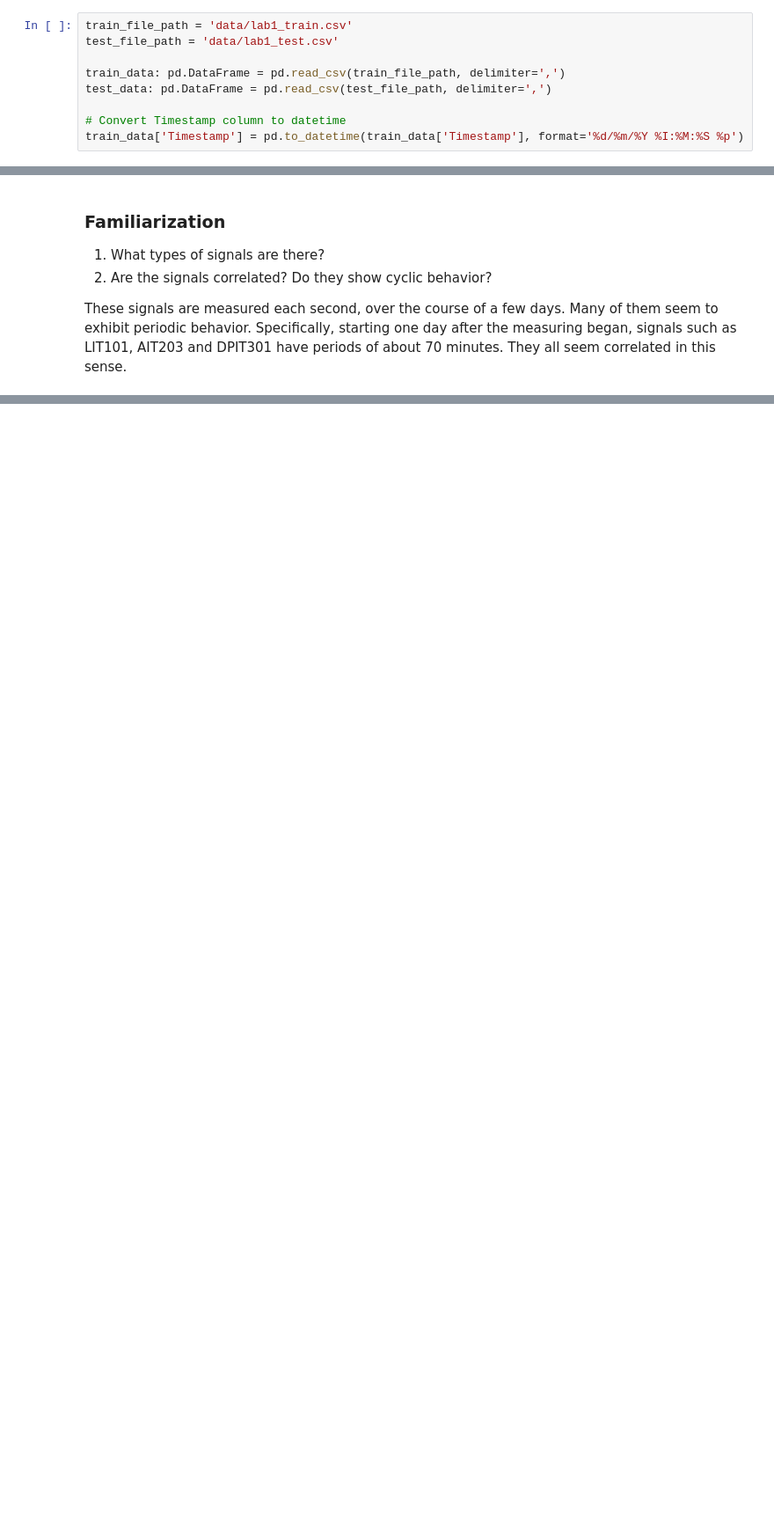
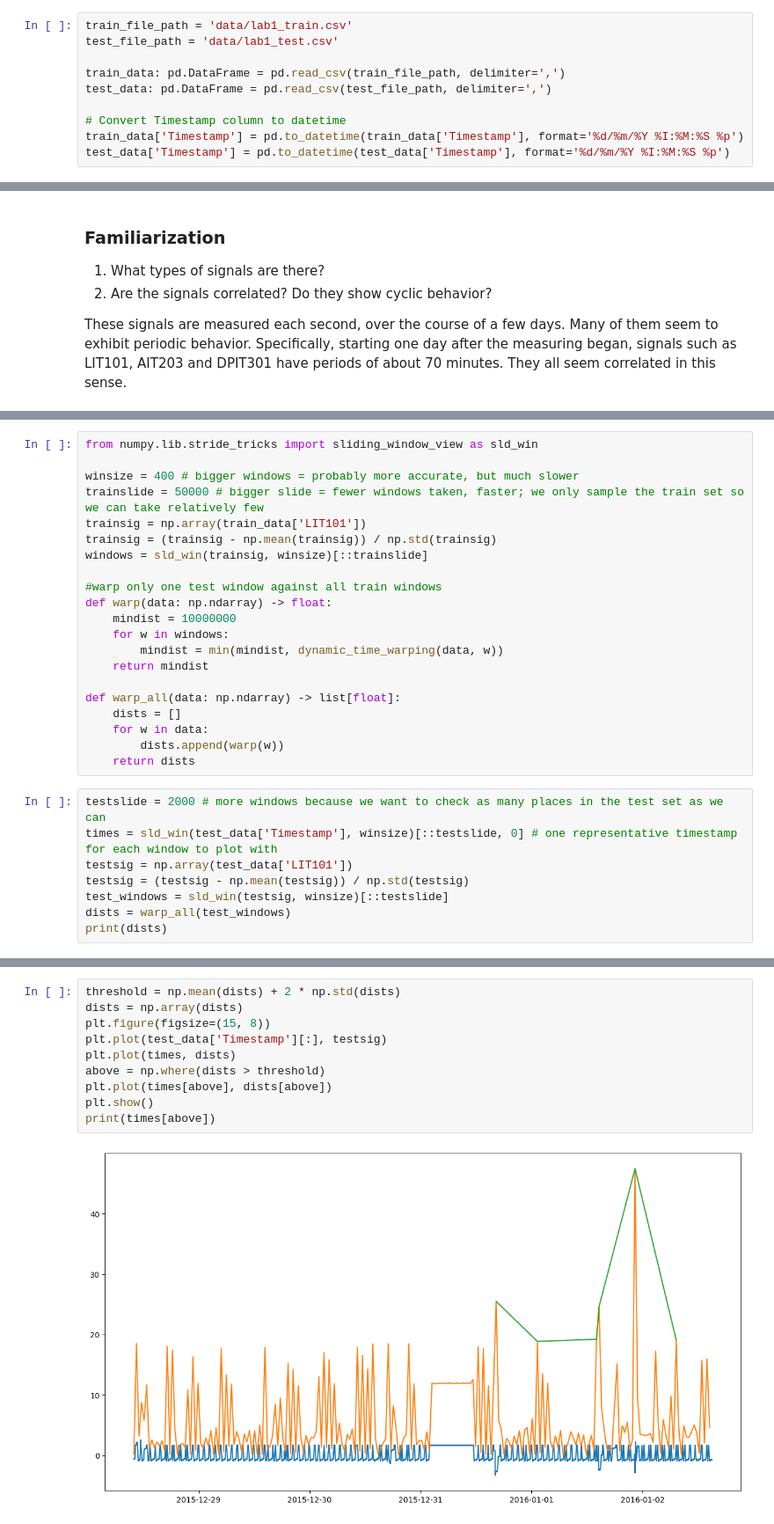
Before and after one commit to datchemguy/dm, a Jupyter notebook: dm1/Anomaly Detection.ipynb, the cells around one changed output, grey strips where cells are left out. Shown: that part at 88% size. Drawn from its saved outputs; the diff is of its cells as text; blank space fills up the shorter version.

```diff
--- a/dm1/Anomaly Detection.ipynb
+++ b/dm1/Anomaly Detection.ipynb
@@ -21,6 +21,7 @@ test_data: pd.DataFrame = pd.read_csv(test_file_path, delimiter=',')
 
 # Convert Timestamp column to datetime
 train_data['Timestamp'] = pd.to_datetime(train_data['Timestamp'], format='%d/%m/%Y %I:%M:%S %p')
+test_data['Timestamp'] = pd.to_datetime(test_data['Timestamp'], format='%d/%m/%Y %I:%M:%S %p')
 # %%
 def visualize_sensor_data(df: pd.DataFrame, window: (int, int) = None, sensors: list[str] = None):
     # If window is None, visualize the entire dataset
@@ -127,0 +107,29 @@ plt.show()
+# %%
+from numpy.lib.stride_tricks import sliding_window_view as sld_win
+
+winsize = 400 # bigger windows = probably more accurate, but much slower
+trainslide = 50000 # bigger slide = fewer windows taken, faster; we only sample the train set so we can take relatively few
+trainsig = np.array(train_data['LIT101'])
+trainsig = (trainsig - np.mean(trainsig)) / np.std(trainsig)
+windows = sld_win(trainsig, winsize)[::trainslide]
+
+#warp only one test window against all train windows
+def warp(data: np.ndarray) -> float:
+    mindist = 10000000
+    for w in windows:
+        mindist = min(mindist, dynamic_time_warping(data, w))
+    return mindist
+
+def warp_all(data: np.ndarray) -> list[float]:
+    dists = []
+    for w in data:
+        dists.append(warp(w))
+    return dists
+# %%
+testslide = 2000 # more windows because we want to check as many places in the test set as we can
+times = sld_win(test_data['Timestamp'], winsize)[::testslide, 0] # one representative timestamp for each window to plot with
+testsig = np.array(test_data['LIT101'])
+testsig = (testsig - np.mean(testsig)) / np.std(testsig)
+test_windows = sld_win(testsig, winsize)[::testslide]
+dists = warp_all(test_windows)
+print(dists)
@@ -127,0 +140,12 @@ plt.show()
+# %%
+threshold = np.mean(dists) + 2 * np.std(dists)
+dists = np.array(dists)
+plt.figure(figsize=(15, 8))
+plt.plot(test_data['Timestamp'][:], testsig)
+plt.plot(times, dists)
+above = np.where(dists > threshold)
+plt.plot(times[above], dists[above])
+plt.show()
+print(times[above])
+# %% [output]
+[figure, added]
```
Also changed, not shown: parts of 9 cells of this notebook.
